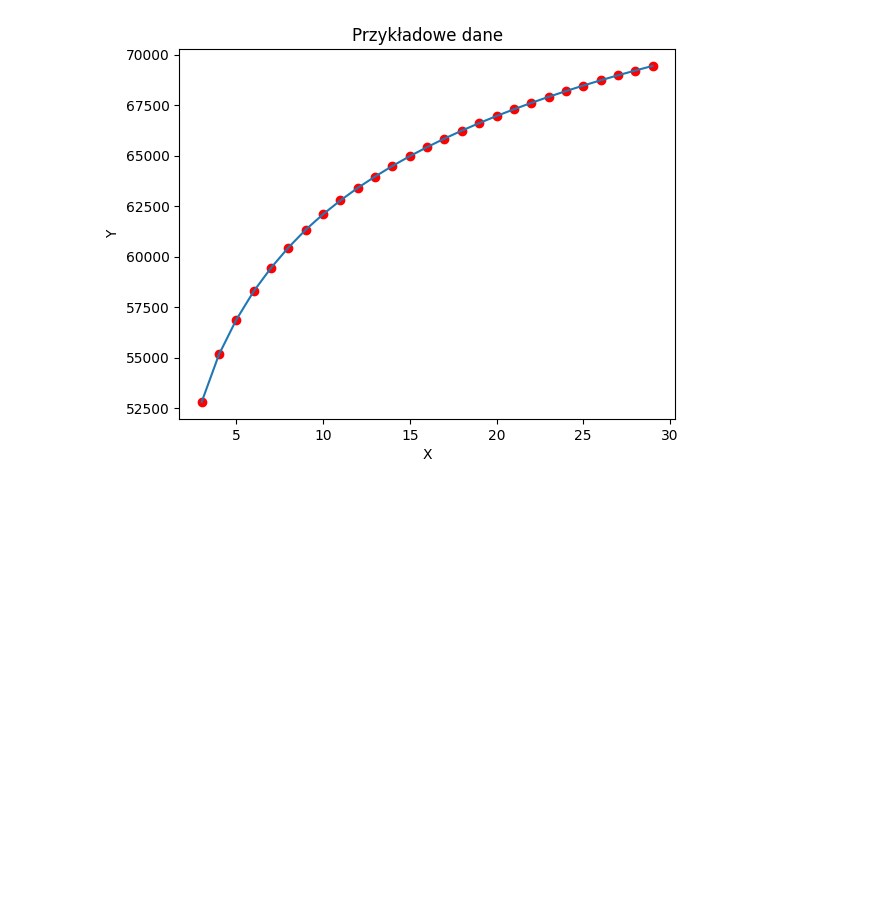
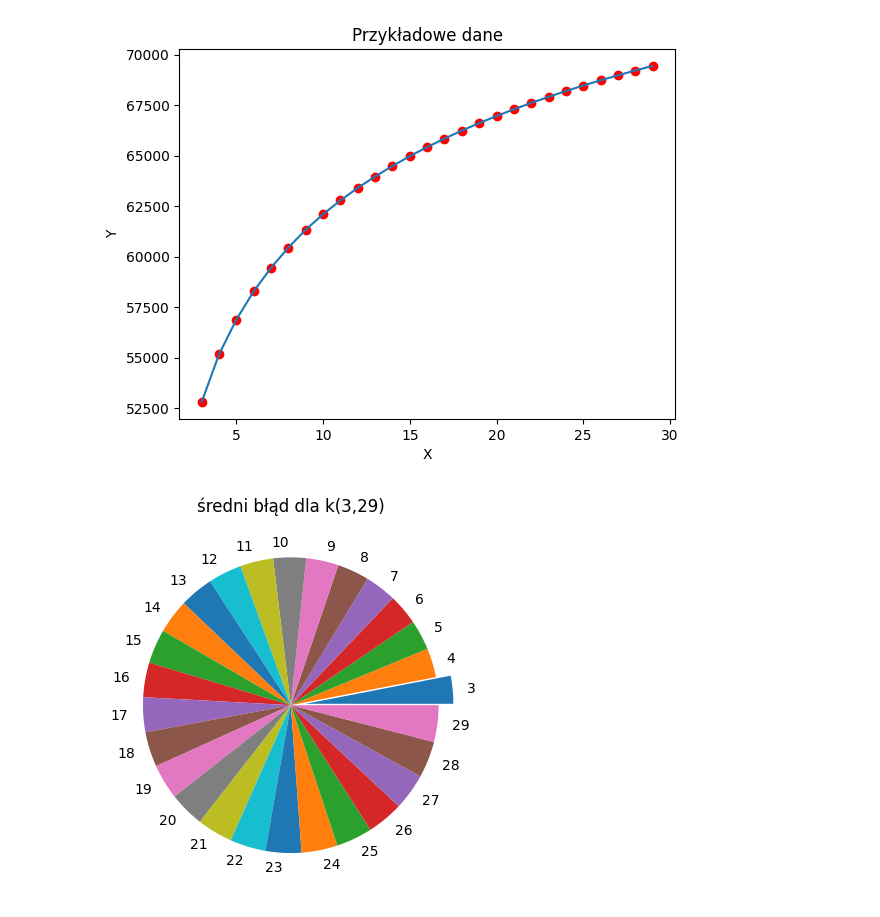
Before and after one commit to BBlopusy/machinelearningstudies, a Jupyter notebook: knn.ipynb, the cells around one changed output. Cells and saved outputs as stored; diff of their text form; code cells hidden in the pictures; blank space fills up the shorter version.

Commit message:
dodanie wykresu kołowego

```diff
--- a/knn.ipynb
+++ b/knn.ipynb
@@ -244,3 +244,22 @@ plt.ylabel('Y')
 plt.show()
 # %% [output]
 [figure]
+# %%
+# utworzenie dwóch list - jednej dla wartości, drugiej dla etykiet
+values = [item[1] for item in listadlakibledu]
+labels = [item[0] for item in listadlakibledu]
+
+# znajdowanie najmniejszej wartości i utworzenie listy explode
+min_value = min(values)
+explode = [0.1 if value == min_value else 0 for value in values]
+
+# utworzenie wykresu kołowego procentowego
+plt.pie(values, labels=labels, autopct='', explode=explode)
+
+# dodanie tytułu
+plt.title('średni błąd dla k(3,29)')
+
+# wyświetlenie wykresu
+plt.show()
+# %% [output]
+[figure, added]
```
